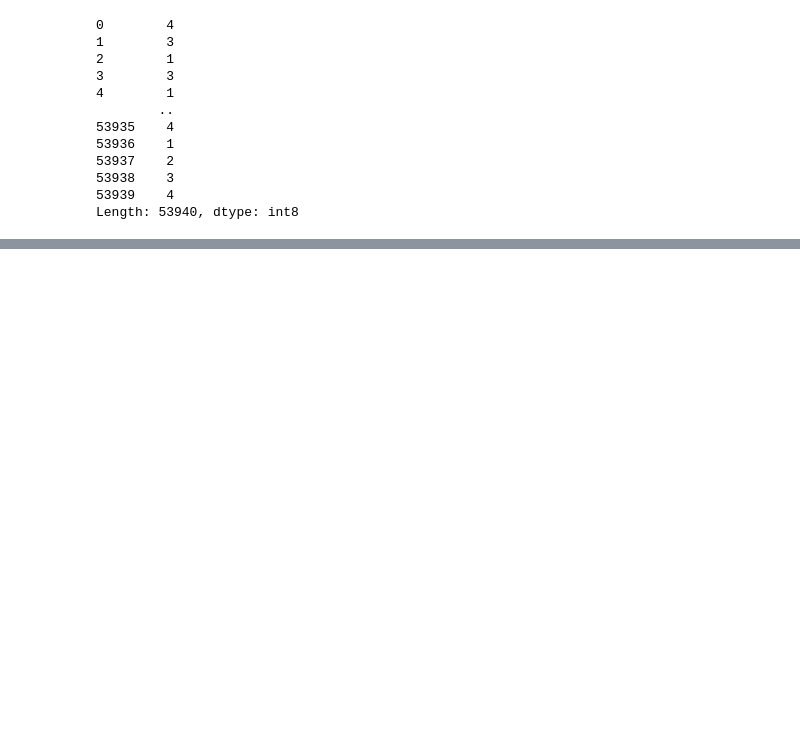
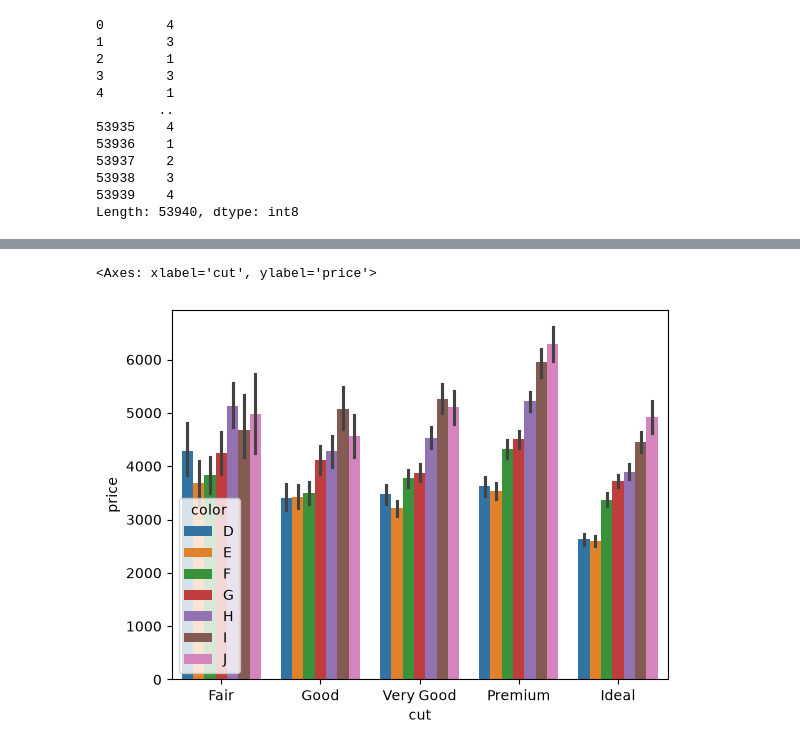
Before and after one commit to Ghost1461/machine-learning-journey, a Jupyter notebook: 04-Data Visualization/data_visualization.ipynb, the cells around one changed output, grey strips where cells are left out. Cells and saved outputs as stored; diff of their text form; code cells hidden in the pictures; blank space fills up the shorter version.

```diff
--- a/04-Data Visualization/data_visualization.ipynb
+++ b/04-Data Visualization/data_visualization.ipynb
@@ -381,0 +440,7 @@ Length: 53940, dtype: int8
+# %%
+#grafiğe boyut katma
+#barplot default olarak ortalama değer gösterir
+sns.barplot(x="cut", y="price", hue="color",data=df)
+# %% [output]
+<Axes: xlabel='cut', ylabel='price'>
+[figure, added]
```
Also changed, not shown: parts of 48 cells of this notebook, 1 other file.
